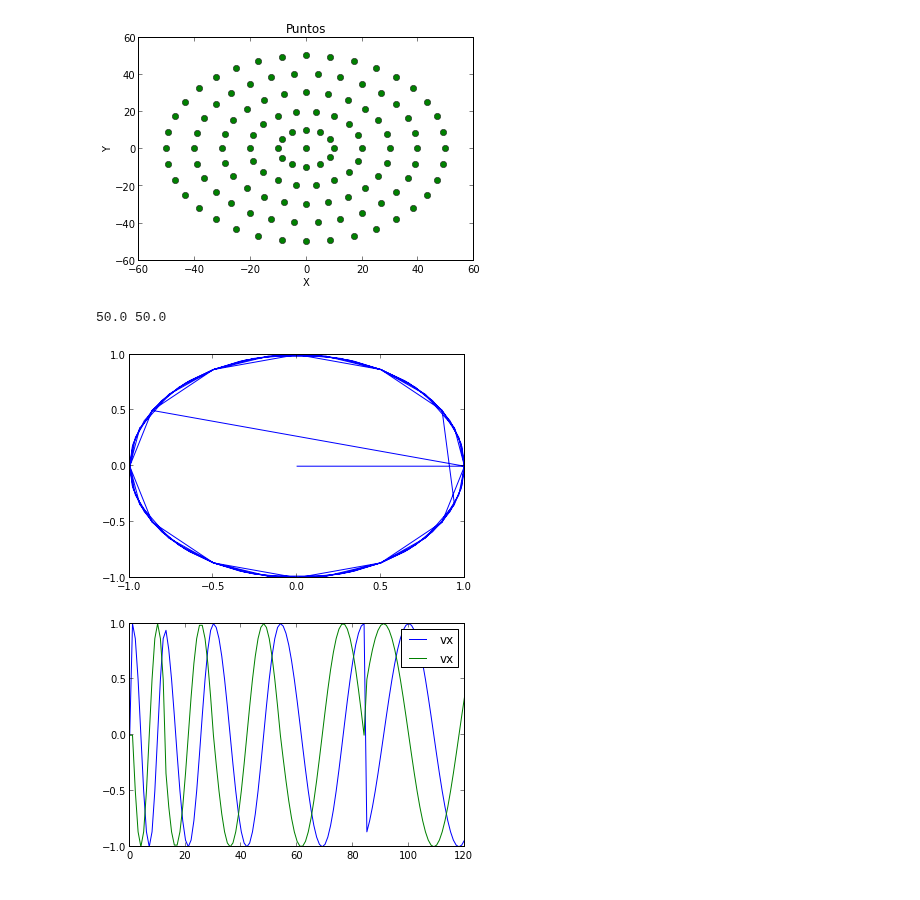
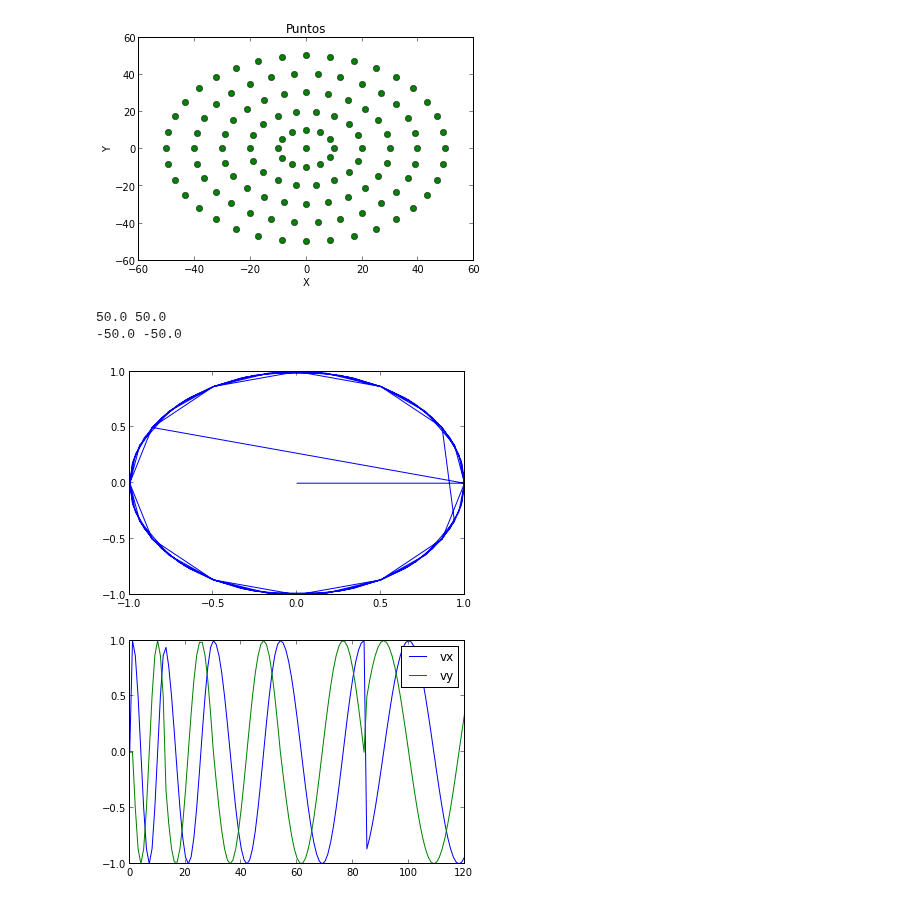
Before and after one commit to daniel-lozano/tarea6, a Jupyter notebook: datos_iniciales.ipynb, the cells around one changed output. Cells and saved outputs as stored; diff of their text form; code cells hidden in the pictures.

```diff
--- a/datos_iniciales.ipynb
+++ b/datos_iniciales.ipynb
@@ -43,19 +80,21 @@ ylabel("Y")
 [figure]
 # %%
 print max(x), max(y)
+print min(x), min(y)
 # %% [output]
 50.0 50.0
+-50.0 -50.0
 # %%
 plot(vx,vy)
 plt.show()
 plt.close()
 plot(vx,label="vx")
-plot(vy,label="vx")
+plot(vy,label="vy")
 legend()
 plt.show()
 plt.close()
 # %% [output]
 [figure]
-[figure, old version]
+[figure, new version]
 # %%
 v=vx+vy
```
Also changed, not shown: parts of 3 cells of this notebook, 1 other file.
